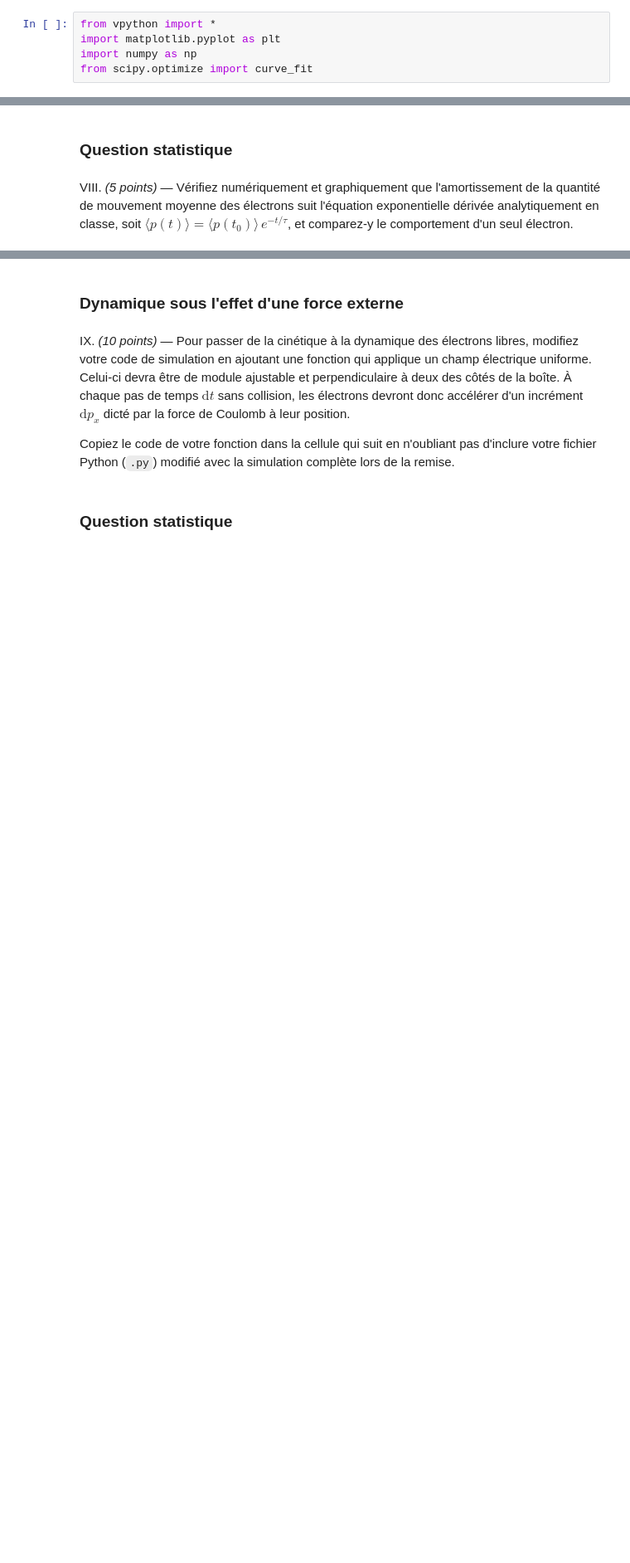
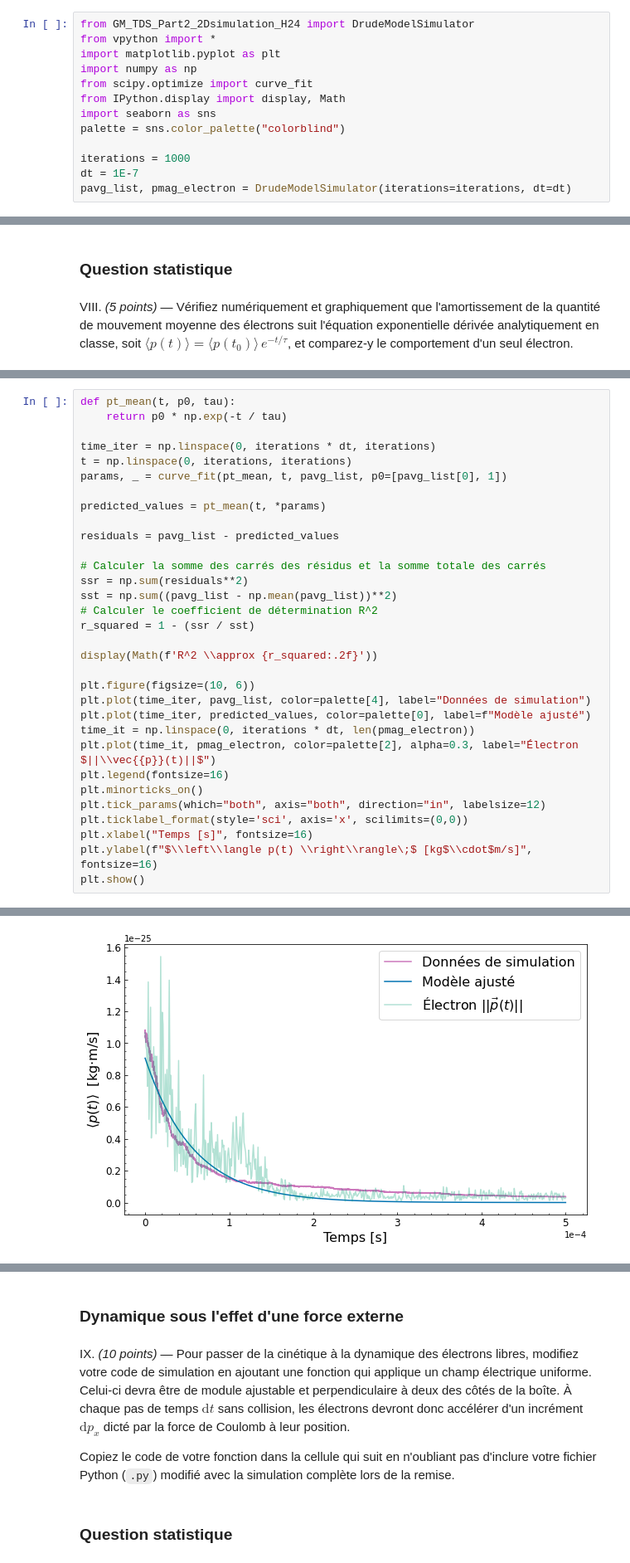
Before and after one commit to GeremyMichaud/TPNTS, a Jupyter notebook: Part_2/GM_Drude-TPNB_Part2_H24.ipynb, the cells around one changed output, grey strips where cells are left out. Shown at 83% size. Cells and saved outputs as stored; diff of their text form; blank space fills up the shorter version.

```diff
--- a/Part_2/GM_Drude-TPNB_Part2_H24.ipynb
+++ b/Part_2/GM_Drude-TPNB_Part2_H24.ipynb
@@ -36,5 +31,13 @@ liste_p_avg, liste_pos_avg = DrudeModelSimulator(5000)
 # %%
+from GM_TDS_Part2_2Dsimulation_H24 import DrudeModelSimulator
 from vpython import *
 import matplotlib.pyplot as plt
 import numpy as np
 from scipy.optimize import curve_fit
+from IPython.display import display, Math
+import seaborn as sns
+palette = sns.color_palette("colorblind")
+
+iterations = 1000
+dt = 1E-7
+pavg_list, pmag_electron = DrudeModelSimulator(iterations=iterations, dt=dt)
@@ -75,0 +50,33 @@ future: <Task finished name='Task-2593' coro=<WSserver.onMessage() done, defined
+# %%
+def pt_mean(t, p0, tau):
+    return p0 * np.exp(-t / tau)
+
+time_iter = np.linspace(0, iterations * dt, iterations)
+t = np.linspace(0, iterations, iterations)
+params, _ = curve_fit(pt_mean, t, pavg_list, p0=[pavg_list[0], 1])
+
+predicted_values = pt_mean(t, *params)
+
+residuals = pavg_list - predicted_values
+
+# Calculer la somme des carrés des résidus et la somme totale des carrés
+ssr = np.sum(residuals**2)
+sst = np.sum((pavg_list - np.mean(pavg_list))**2)
+# Calculer le coefficient de détermination R^2
+r_squared = 1 - (ssr / sst)
+
+display(Math(f'R^2 \\approx {r_squared:.2f}'))
+
+plt.figure(figsize=(10, 6))
+plt.plot(time_iter, pavg_list, color=palette[4], label="Données de simulation")
+plt.plot(time_iter, predicted_values, color=palette[0], label=f"Modèle ajusté")
+time_it = np.linspace(0, iterations * dt, len(pmag_electron))
+plt.plot(time_it, pmag_electron, color=palette[2], alpha=0.3, label="Électron $||\\vec{{p}}(t)||$")
+plt.legend(fontsize=16)
+plt.minorticks_on()
+plt.tick_params(which="both", axis="both", direction="in", labelsize=12)
+plt.ticklabel_format(style='sci', axis='x', scilimits=(0,0))
+plt.xlabel("Temps [s]", fontsize=16)
+plt.ylabel(f"$\\left\\langle p(t) \\right\\rangle\;$ [kg$\\cdot$m/s]", fontsize=16)
+plt.show()
+# %% [output]
@@ -75,0 +84 @@ future: <Task finished name='Task-2593' coro=<WSserver.onMessage() done, defined
+[figure, added]
```
Also changed, not shown: parts of 5 cells of this notebook, 2 other files.
